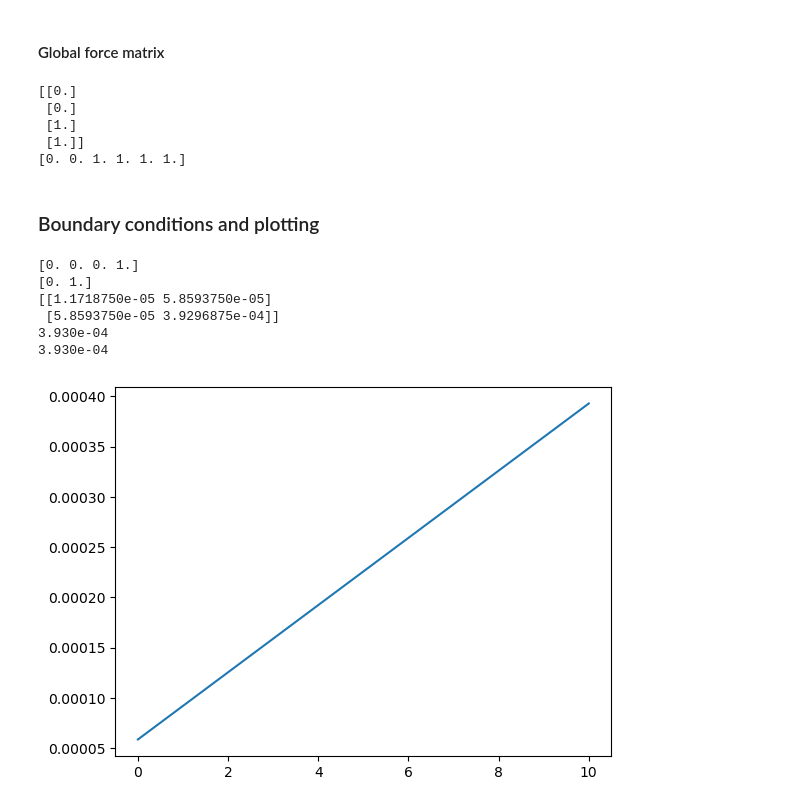
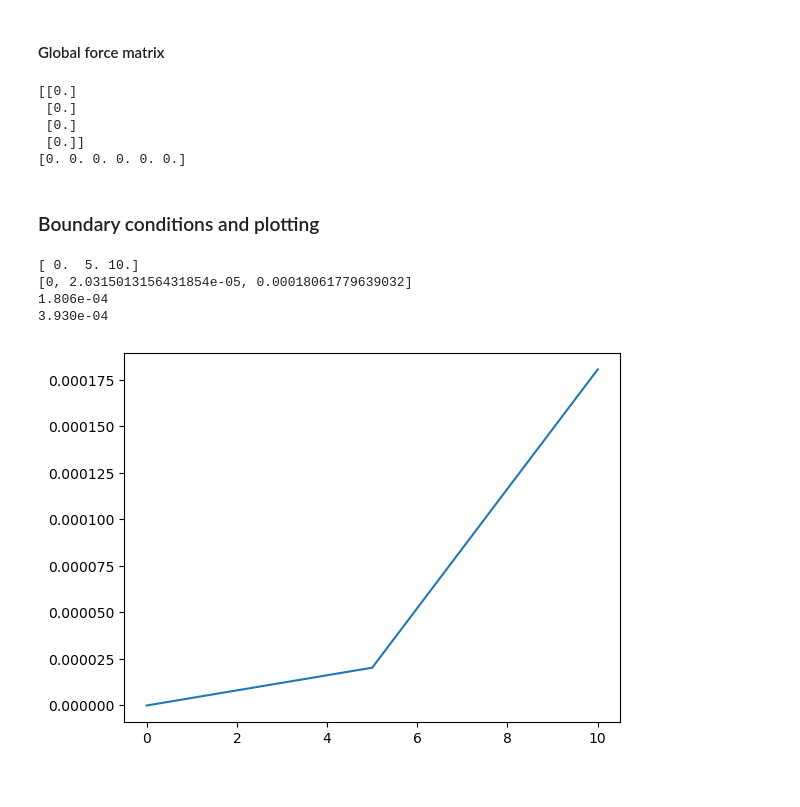
Before and after one commit to TeachBooks/mirror_computational_modelling, a Jupyter notebook: book/structural_linear/timoshenko.ipynb, the cells around one changed output. Saved outputs shown, nothing was run; the diff lists cells and outputs as text; code cells hidden in the pictures.

```diff
--- a/book/structural_linear/timoshenko.ipynb
+++ b/book/structural_linear/timoshenko.ipynb
@@ -360,4 +360,8 @@ def get_K_element_matrix(EI, GA_s, dx):
     K_e = np.vstack((np.hstack((K_thetatheta, K_thetaw)),
                      np.hstack((K_wtheta, K_ww))))
 
-    return K_e
+    K_new = K_e.copy()
+    K_new[1], K_new[2] = K[2], K[1]
+    K_new[:, [1, 2]] = K_new[:, [2, 1]]
+
+    return K_new
@@ -391,6 +426,9 @@ def get_element_force(T, F_y, f_y, dx):
     # Create the force element matrix by arranging the submatrices
     f_e = np.vstack((f_theta, f_w))
 
+    # Interchange the values of f_e
+    f_e[1], f_e[2] = f_e[2], f_e[1]
+
     return f_e
 # %% [markdown]
 ### Global matrix and vector
@@ -434,13 +472,14 @@ def assemble_global_f(rod_length, n_el, T, F_y, f_y):
 
     return np.squeeze(f_global)
 # %%
+import numpy as np
 
 rod_length = 2
 dx = 1
 n_el = int(rod_length/dx)
 T = 0
 F_y = 0
-f_y = 1
+f_y = 0
 
 print(get_element_force(T, F_y, f_y, dx))
 
@@ -448,9 +487,9 @@ print(assemble_global_f(rod_length, n_el, T, F_y, f_y))
 # %% [output]
 [[0.]
  [0.]
- [1.]
- [1.]]
-[0. 0. 1. 1. 1. 1.]
+ [0.]
+ [0.]]
+[0. 0. 0. 0. 0. 0.]
 # %% [markdown]
 ### Boundary conditions and plotting
 # %%
@@ -463,7 +502,7 @@ def simulate(n_element):
     a_left = 0              # Displacement at the left boundary
     f_y = 0                 # Distributed load
     T = 0                   # Applied moment
-    F_y = 0                 # Applied shear load
+    F_y = 1                 # Applied shear load
 
     dx = length/n_element
 
@@ -474,23 +513,21 @@ def simulate(n_element):
 
     # Assemble f first with distributed load only
     f = assemble_global_f(length, n_element, T, F_y, f_y)
+    # f = np.zeros(n_element*2 + 2).T
 
     # Add boundary conditions to f
     f[-1] = F_right
-    print(f)
 
     #Constrain K of the system:
     # Remove the 1st and 3rd rows
-    K = np.delete(K, [0, 2], axis=0)
-    # Remove the 1st and 3rd columns
-    K = np.delete(K, [0, 2], axis=1)
+    K = np.delete(K, [0,1], axis=0)
+    # Remove the 1st and 2nd columns
+    K = np.delete(K, [0,1], axis=1)
 
     # Constrain f of the system:
-    f = np.delete(f, [0, 2])
-    print(f)
+    f = np.delete(f, [0, 1])
 
     K_inv = np.linalg.inv(K)
-    print(K_inv)
 
     a = np.dot(K_inv, f)
 
@@ -498,24 +535,25 @@ def simulate(n_element):
 # %%
 import numpy as np
 import matplotlib.pyplot as plt
 
-x, a = simulate(1)
+x, a = simulate(2)
+b= [0, a[1], a[3]]
 plt.figure()
-plt.plot(x,a)
+print(x)
+print(b)
+plt.plot(x,b)
 print(f'{a[-1]:.3e}')
 
 L = 10                   # Length
 EI = 2e4                # Bending stiffness
 GA_s = 1e5              # Shear stiffness
 f_y = 0                 # Distributed load
 T = 0                   # Applied moment
 F_y = 1
 print(f'{F_y*(EI/L + GA_s*L/3)/(EI*GA_s/L**2 + GA_s**2/12):.3e}')
 # %% [output]
-[0. 0. 0. 1.]
-[0. 1.]
-[[1.1718750e-05 5.8593750e-05]
- [5.8593750e-05 3.9296875e-04]]
+[ 0.  5. 10.]
+[0, 2.0315013156431854e-05, 0.00018061779639032]
+1.806e-04
 3.930e-04
-3.930e-04
-[figure, old version]
+[figure, new version]
```
Also changed, not shown: parts of 1 cell of this notebook.
